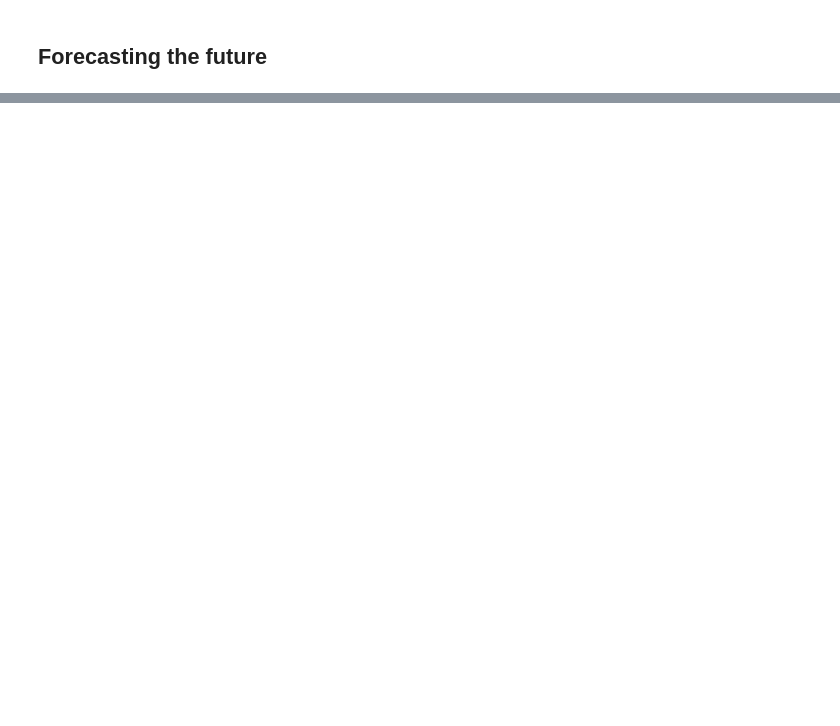
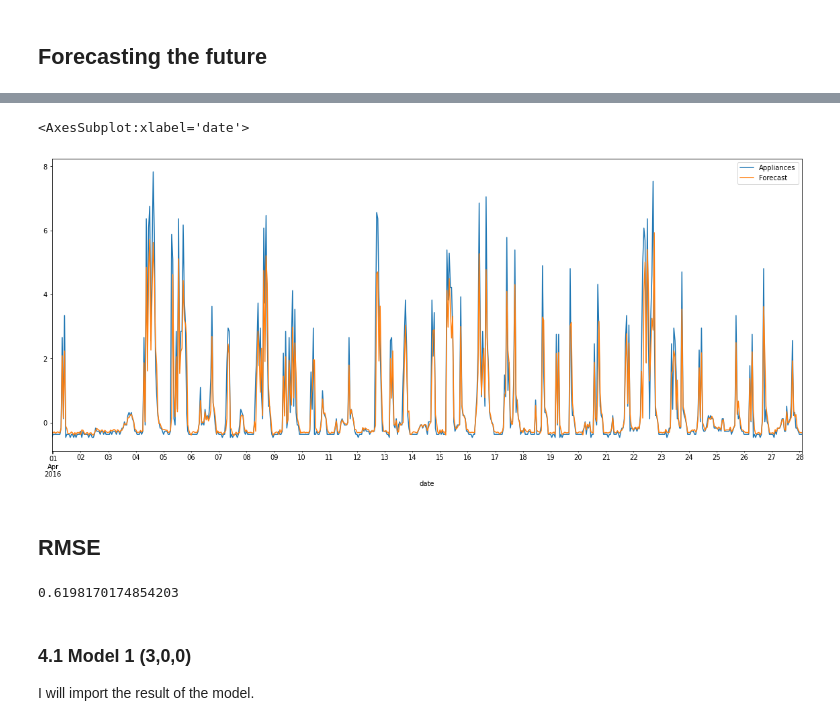
Before and after one commit to JoeKifle/ISPR---Autoregressive-analysis, a Jupyter notebook: telila.ipynb, the cells around one changed output, grey strips where cells are left out. Saved outputs shown, nothing was run; the diff lists cells and outputs as text; code cells hidden in the pictures; blank space fills up the shorter version.

```diff
--- a/telila.ipynb
+++ b/telila.ipynb
@@ -178,0 +194,12 @@ pyplot.show()
+# %%
+mod_col = ["date","Appliances","Forecast"]
+model303 = pd.read_csv('data/modelPred303.csv',parse_dates=[0], squeeze=True,usecols=mod_col)
+# %%
+model303Data = model303.set_index("date")
+# %%
+model303Data.resample("H").max().plot(figsize=(20,8))
+# %% [output]
+<AxesSubplot:xlabel='date'>
+[figure, added]
+# %% [markdown]
+## RMSE
@@ -178,0 +214,7 @@ pyplot.show()
+# %%
+rmse303
+# %% [output]
+0.6198170174854203
+# %% [markdown]
+### 4.1 Model 1 (3,0,0)
+I will import the result of the model.
```
Also changed, not shown: parts of 44 cells of this notebook, 6 other files.
